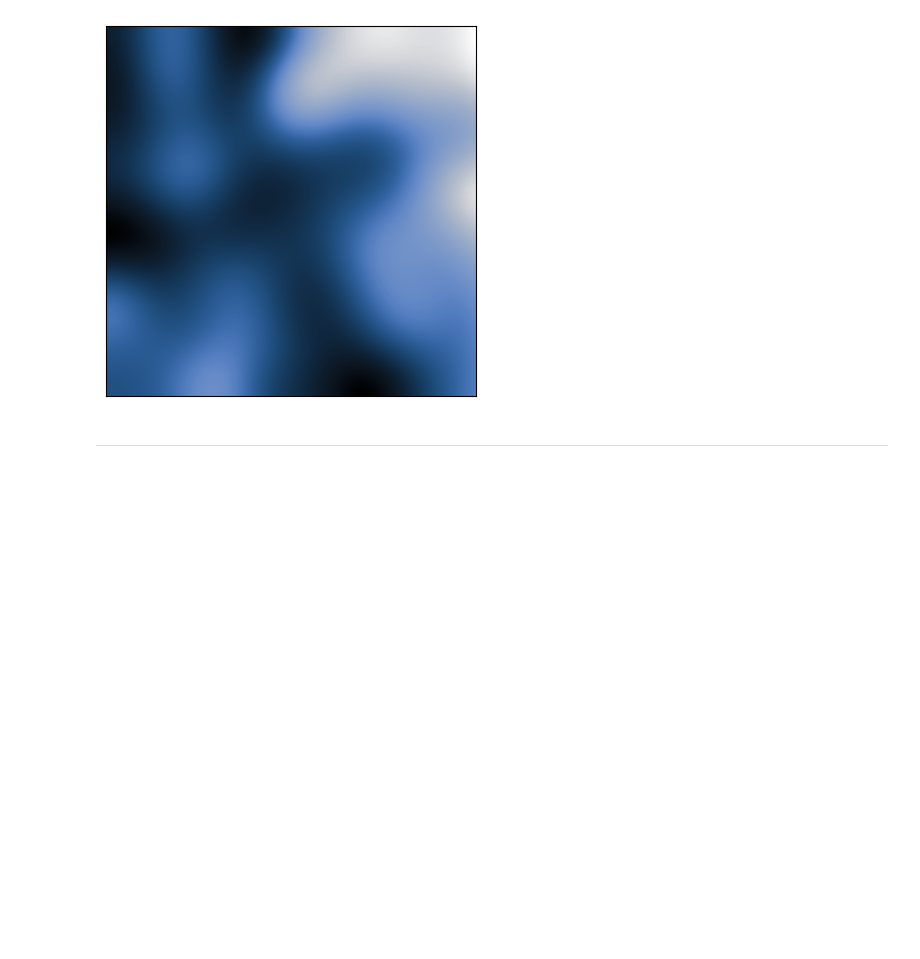
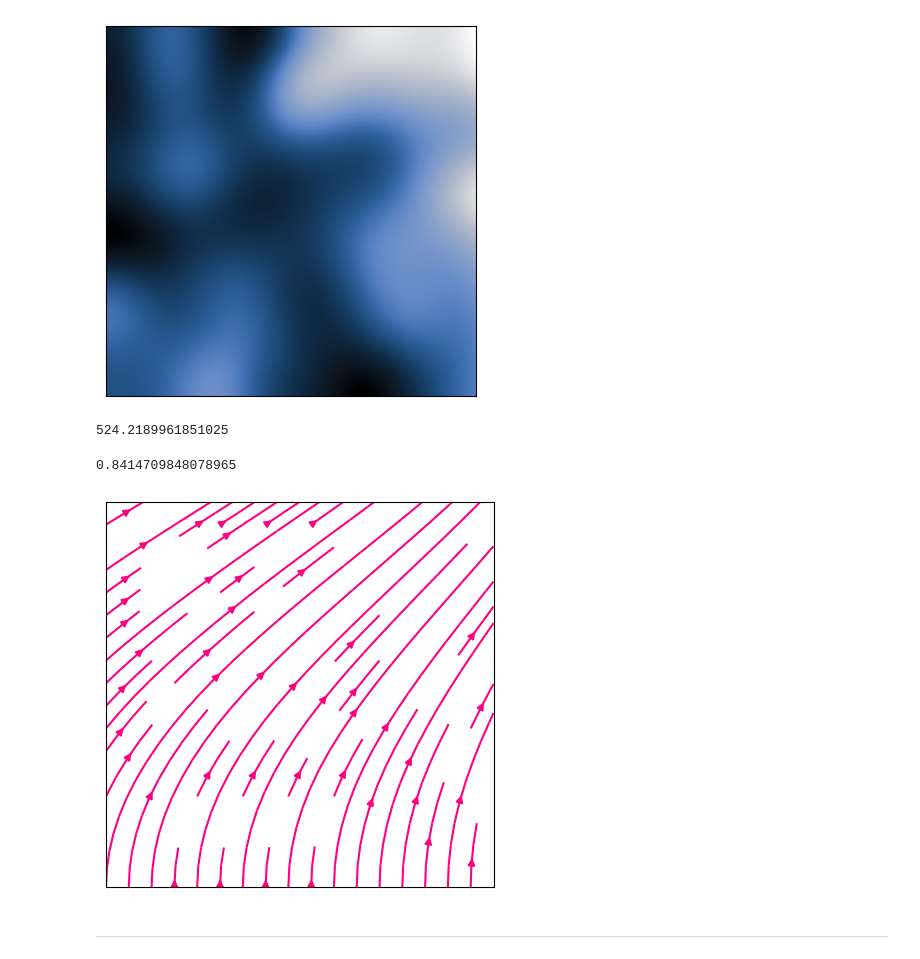
Before and after one commit to kamilazdybal/fluid-dynamics-and-transport-phenomena, a Jupyter notebook: fluid-toolbox/material_derivative/material-derivative.ipynb, the cells around one changed output. Drawn from its saved outputs; the diff is of its cells as text; code cells hidden in the pictures; blank space fills up the shorter version.

```diff
--- a/fluid-toolbox/material_derivative/material-derivative.ipynb
+++ b/fluid-toolbox/material_derivative/material-derivative.ipynb
@@ -39,5 +39,24 @@ plt.yticks([]);
 plt.savefig('t2.svg', dpi=300, bbox_inches='tight')
 # %% [output]
 [figure]
+# %%
+velocity_u = np.cos(x_grid/200) * np.sin(y_grid/200)
+velocity_v = field_t1/1000
+# %%
+np.max(field_t2)
+# %% [output]
+524.2189961851025
+# %%
+np.max(velocity_u)
+# %% [output]
+0.8414709848078965
+# %%
+fig = plt.figure(figsize=(5,5))
+plt.streamplot(x_grid, y_grid, velocity_u, velocity_v, density=0.6, color='#FF0080')
+plt.xticks([])
+plt.yticks([])
+plt.savefig('vector-field.svg', dpi=300, bbox_inches='tight', transparent=True)
+# %% [output]
+[figure, added]
 # %% [markdown]
 ***
```
Also changed, not shown: 9 other files.
